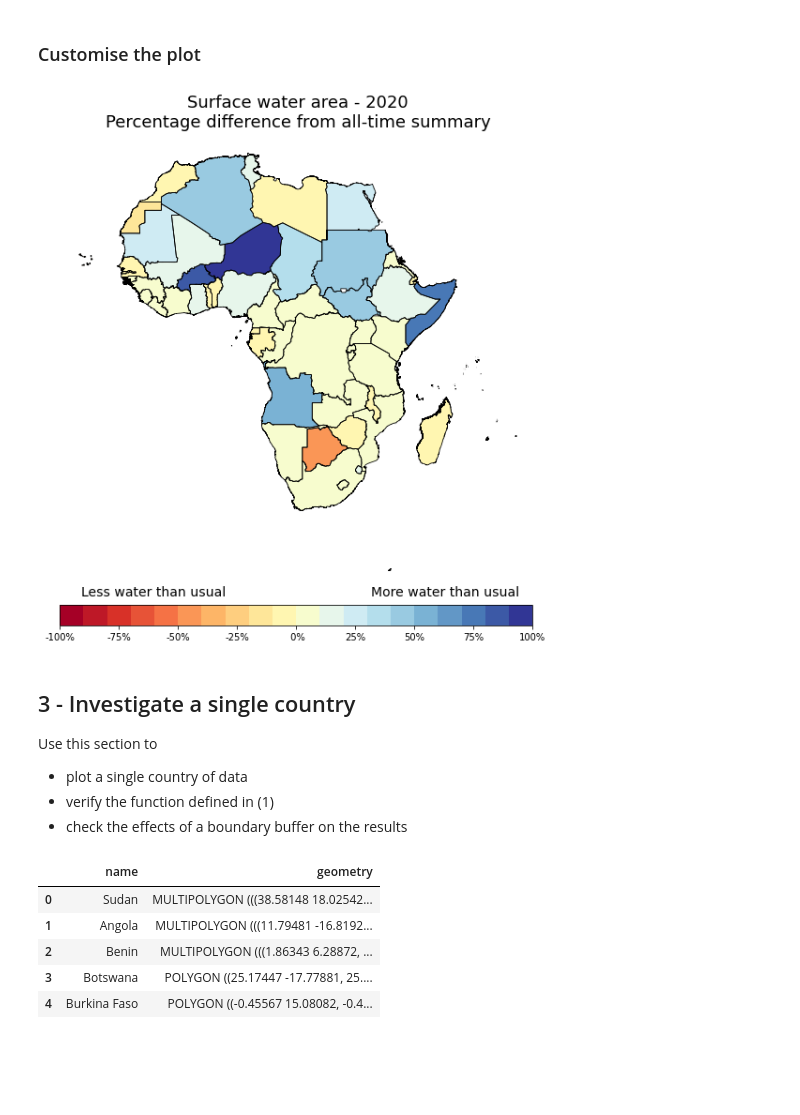
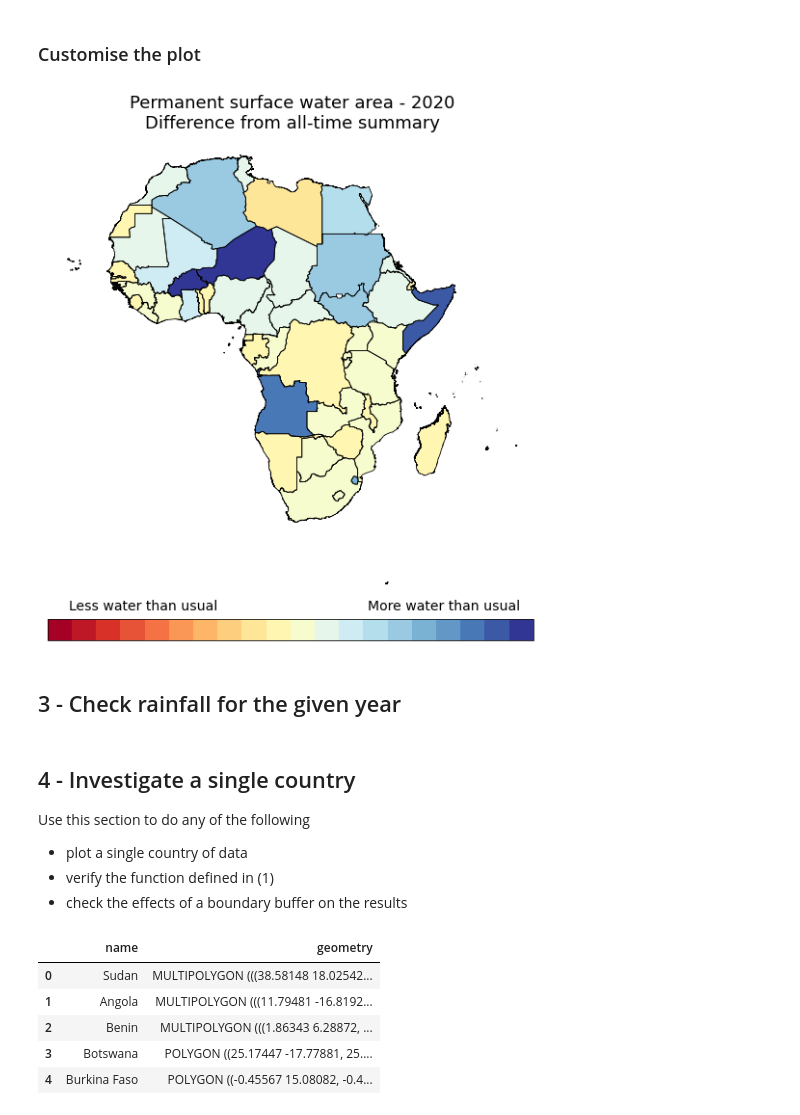
Before and after one commit to digitalearthafrica/wofs-validation, a Jupyter notebook: Figures_for_paper/Plot_WofS_by_country.ipynb, the cells around one changed output. Cells and saved outputs as stored; diff of their text form; code cells hidden in the pictures; blank space fills up the shorter version.

Commit message:
2020 permanent and ephemeral plots

```diff
--- a/Figures_for_paper/Plot_WofS_by_country.ipynb
+++ b/Figures_for_paper/Plot_WofS_by_country.ipynb
@@ -62,7 +60,8 @@ In the validation process, water present for more than 60% of the time was consi
 year = '2020'
 
 # Set the threshold of water we want to consider water
-threshold = 0.6
+lower = 0.75
+upper = 1.0
 # %%
 attribute_col = 'name'
 
@@ -88,5 +86,5 @@ Arguments:
 # %%
-def water_pixels_per_polygon(gdf, year, threshold):
+def water_pixels_per_polygon(gdf, year, lower, upper):
     num_pixels_year = {}
     num_pixels_alltime = {}
 
@@ -126,8 +124,13 @@ def water_pixels_per_polygon(gdf, year, threshold):
         ds_alltime = ds_alltime.where(mask_alltime)
 
         # Threshold WOfS frequency and append results to dictionary
-        num_pixels_year.update({str(row[attribute_col]) : int(ds.frequency.where(ds.frequency > threshold).count().values)})
-        num_pixels_alltime.update({str(row[attribute_col]) : int(ds_alltime.frequency.where(ds_alltime.frequency > threshold).count().values)})
+        if int(upper) == 1:
+            num_pixels_year.update({str(row[attribute_col]) : int(ds.frequency.where(ds.frequency > lower).count().values)})
+            num_pixels_alltime.update({str(row[attribute_col]) : int(ds_alltime.frequency.where(ds_alltime.frequency > lower).count().values)})
+        else:
+            num_pixels_year.update({str(row[attribute_col]) : int(ds.frequency.where((ds.frequency > lower) & (ds.frequency < upper)).count().values)})
+            num_pixels_alltime.update({str(row[attribute_col]) : int(ds_alltime.frequency.where((ds_alltime.frequency > lower) & (ds_alltime.frequency < upper)).count().values)})
+
 
         # Update counter
         i += 1
@@ -137,7 +140,7 @@ def water_pixels_per_polygon(gdf, year, threshold):
 ~~We run this function twice; once each for each of the years to be compared. This process can take a while and is sped up with a higher-core instance.~~
 We run this once to generate two dictionaries, one for the specified year, and one for all-time.
 # %%
-num_pixels_year, num_pixels_alltime = water_pixels_per_polygon(gdf, year, threshold)
+num_pixels_year, num_pixels_alltime = water_pixels_per_polygon(gdf, year, lower, upper)
 # %% [output]
  Feature 55/55
 # %%
@@ -208,8 +211,8 @@ gdf.to_file("wofs_pc_change_"+year+"_vs_alltime.shp")
 # %% [markdown]
 If you have successfully exported the previous shapefile but started a new instance, there is no need to re-process the data. It can be read in from the shapefile by uncommenting and running the code below. Be sure the vector file path is to the correct shapefile title.
 # %%
-vector_file = "wofs_pc_change_2020_vs_alltime.shp"
-gdf = gpd.read_file(vector_file)
+# vector_file = "Plot_WOfS_by_country-data/wofs_pc_change_2020_vs_alltime_60-100.shp"
+# gdf = gpd.read_file(vector_file)
 # %%
 gdf.head()
 # %% [output]
@@ -235,42 +238,47 @@ cbar = mpl.colorbar.ColorbarBase(cax, cmap=cmap,
                                 norm=norm,
                                 orientation='horizontal')
 
 # Define colourbar labelling
-cbar.set_ticks(list(range(-100, 101, 25)))
-cbar.set_ticklabels(list('{:2}%'.format(i) for i in (list(range(-100, 101, 25)))))
+cbar.set_ticks([]) #list(range(-100, 101, 25)))
+# cbar.set_ticklabels(list('{:2}%'.format(i) for i in (list(range(-100, 101, 25)))))
 # cbar.set_label("% change", fontsize='14')
 
 # Turn off lon-lat ticks and labels
 ax.set_yticklabels([])
 ax.set_xticklabels([])
 ax.set_xticks([])
 ax.set_yticks([])
 
 # Remove frame
 ax.spines['top'].set_visible(False)
 ax.spines['right'].set_visible(False)
 ax.spines['bottom'].set_visible(False)
 ax.spines['left'].set_visible(False)
 
 # plot 'pc_change' and 'geometry' boundary lines
 gdf.plot('pc_change', ax=ax, cmap=cmap, vmin=-100, vmax=100, norm=norm)
 gdf.geometry.plot(ax=ax, linewidth=0.8, edgecolor='black', facecolor="none")
 
 # Additional text boxes
 ax.text(-25, -52, s="Less water than usual", color='black', fontsize='14')
 ax.text(34, -52, s="More water than usual", color='black', fontsize='14')
 
 # Plot title
-ax.set_title("Surface water area - 2020\nPercentage difference from all-time summary", fontsize='18')
+ax.set_title("Permanent surface water area - "+year+"\nDifference from all-time summary", fontsize='18')
 
 # Export figure
-fig.savefig('wofs_pc_change_2020_vs_alltime.png', bbox_inches='tight', dpi=200, facecolor="white")
+fig.savefig('wofs_pc_change_'+year+'_vs_alltime_'+str(int(lower*100))+'-'+str(int(upper*100))+'.png',
+            bbox_inches='tight',
+            dpi=200,
+            facecolor="white")
 # %% [output]
-[figure, old version]
+[figure, new version]
+# %% [markdown]
+## 3 - Check rainfall for the given year
 # %% [markdown]
-## 3 - Investigate a single country
+## 4 - Investigate a single country
 
-Use this section to
+Use this section to do any of the following
 * plot a single country of data
 * verify the function defined in (1)
 * check the effects of a boundary buffer on the results
```
Also changed, not shown: parts of 18 cells of this notebook, 1 other file.
